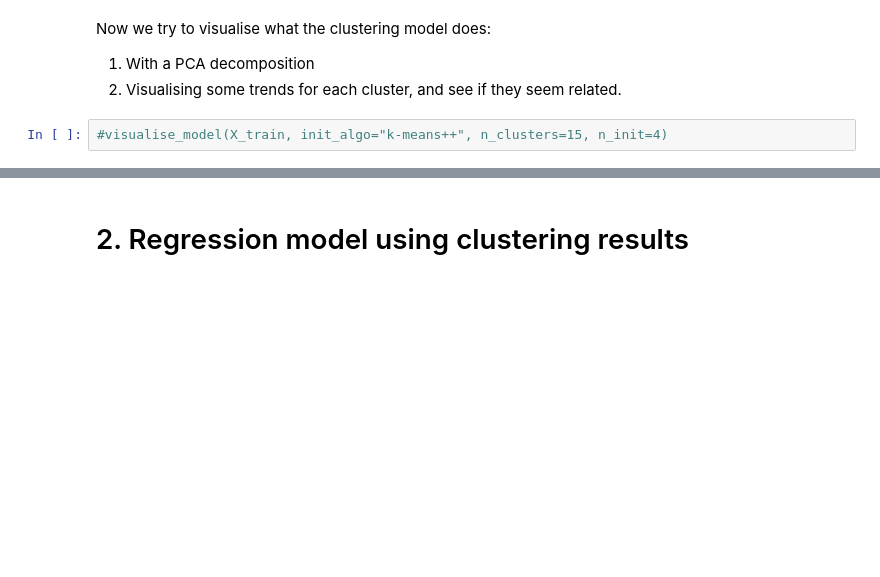
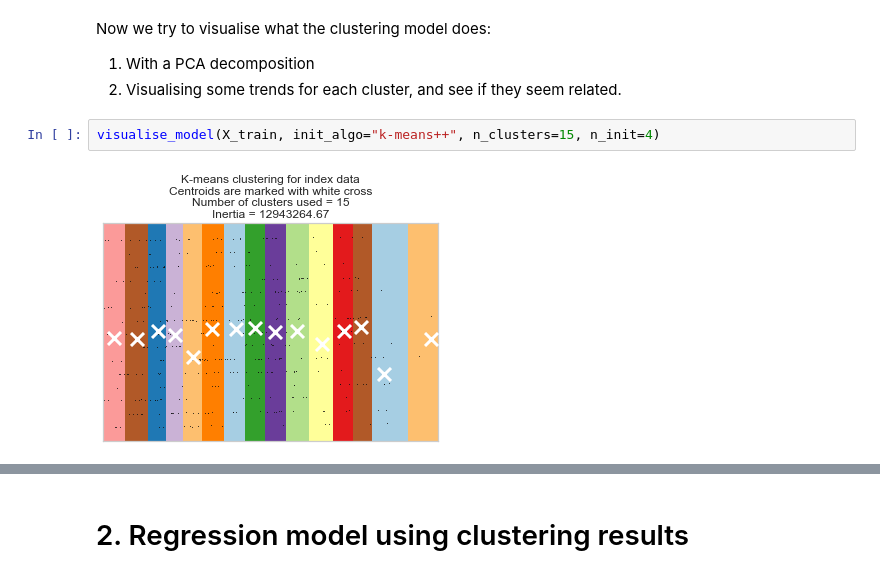
Before and after one commit to CarlosMAD10/ironhack-final-project, a Jupyter notebook: ML_clustering_regression.ipynb, the cells around one changed output, grey strips where cells are left out. Cells and saved outputs as stored; diff of their text form; blank space fills up the shorter version.

```diff
--- a/ML_clustering_regression.ipynb
+++ b/ML_clustering_regression.ipynb
@@ -149,7 +150,9 @@ Now we try to visualise what the clustering model does:
 1. With a PCA decomposition
 2. Visualising some trends for each cluster, and see if they seem related.
 # %%
-#visualise_model(X_train, init_algo="k-means++", n_clusters=15, n_init=4)
+visualise_model(X_train, init_algo="k-means++", n_clusters=15, n_init=4)
+# %% [output]
+[figure, added]
 # %%
 visualise_clusters(X_train, n_per_cluster=5)
 # %% [output]
```
Also changed, not shown: parts of 65 cells of this notebook.
